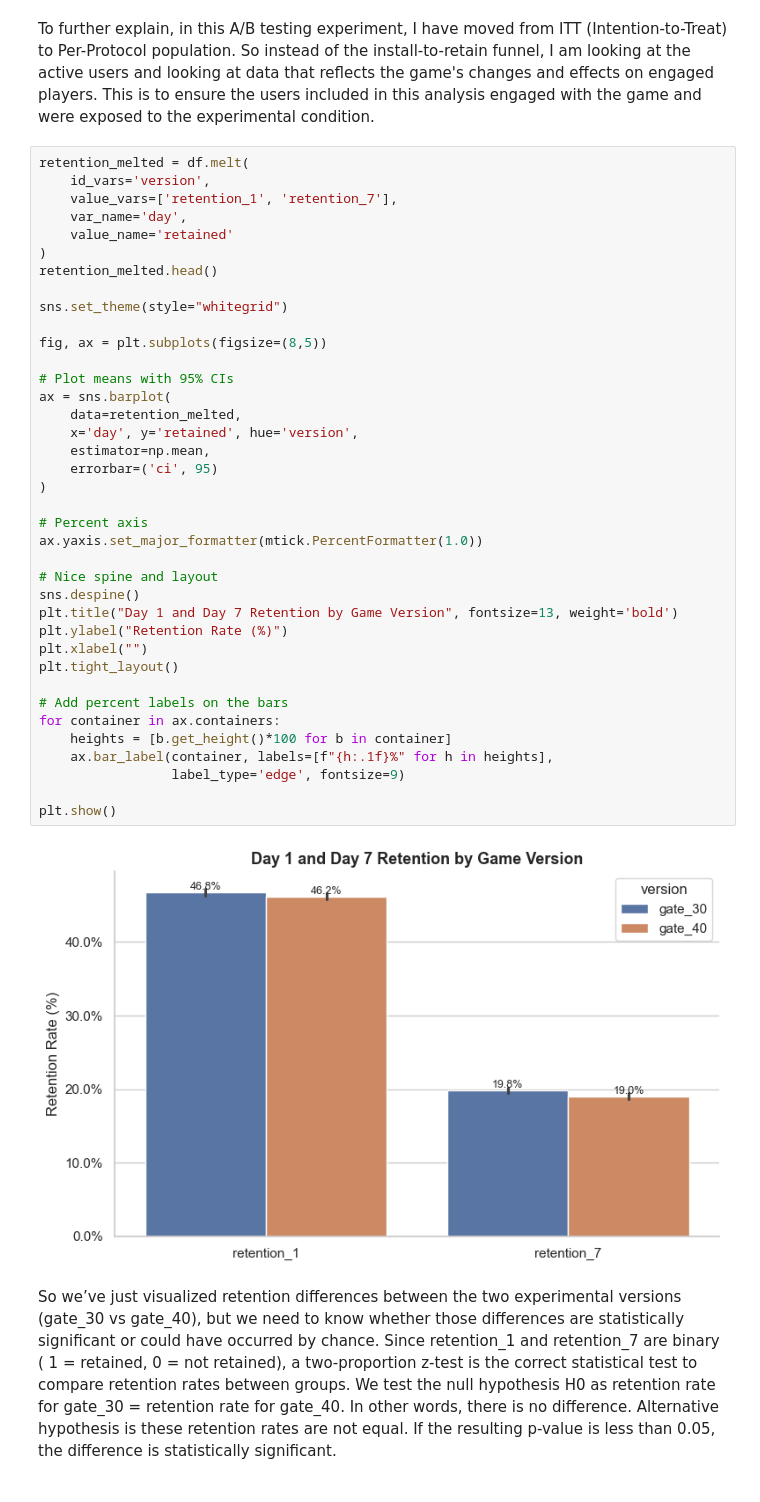
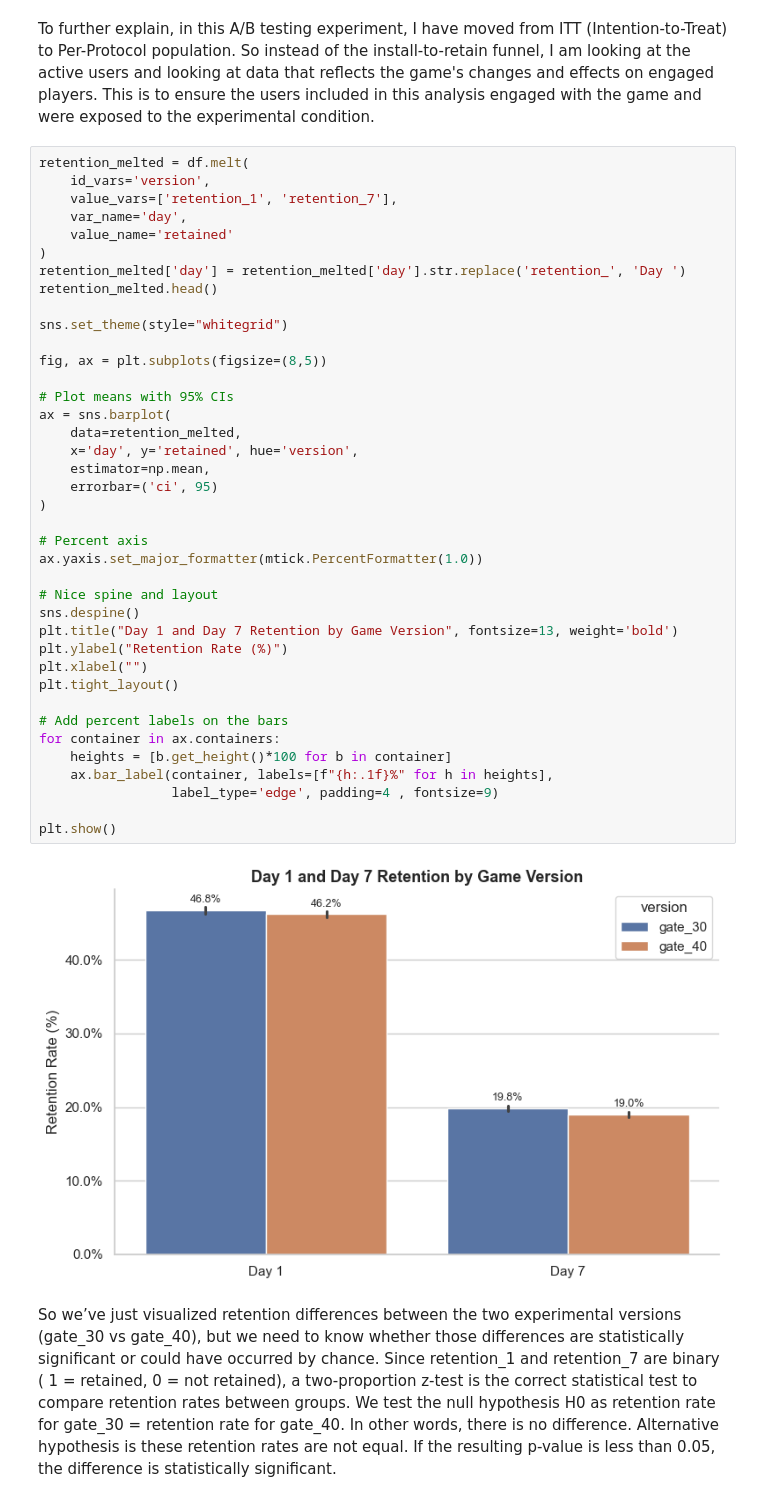
Before and after one commit to HeurysG/HeurysG.github.io, a Jupyter notebook: ab_testing_retention.ipynb, the cells around one changed output. Drawn from its saved outputs; the diff is of its cells as text.

```diff
--- a/ab_testing_retention.ipynb
+++ b/ab_testing_retention.ipynb
@@ -113,39 +113,40 @@ retention_melted = df.melt(
     var_name='day',
     value_name='retained'
 )
+retention_melted['day'] = retention_melted['day'].str.replace('retention_', 'Day ')
 retention_melted.head()
 
 sns.set_theme(style="whitegrid")
 
 fig, ax = plt.subplots(figsize=(8,5))
 
 # Plot means with 95% CIs
 ax = sns.barplot(
     data=retention_melted,
     x='day', y='retained', hue='version',
     estimator=np.mean,
     errorbar=('ci', 95)
 )
 
 # Percent axis
 ax.yaxis.set_major_formatter(mtick.PercentFormatter(1.0))
 
 # Nice spine and layout
 sns.despine()
 plt.title("Day 1 and Day 7 Retention by Game Version", fontsize=13, weight='bold')
 plt.ylabel("Retention Rate (%)")
 plt.xlabel("")
 plt.tight_layout()
 
 # Add percent labels on the bars
 for container in ax.containers:
     heights = [b.get_height()*100 for b in container]
     ax.bar_label(container, labels=[f"{h:.1f}%" for h in heights],
-                 label_type='edge', fontsize=9)
+                 label_type='edge', padding=4 , fontsize=9)
 
 plt.show()
 # %% [output]
-[figure, old version]
+[figure, new version]
 # %% [markdown]
 So we’ve just visualized retention differences between the two experimental versions (gate_30 vs gate_40), but we need to know whether those differences are statistically significant or could have occurred by chance. Since retention_1 and retention_7 are binary ( 1 = retained, 0 = not retained), a two-proportion z-test is the correct statistical test to compare retention rates between groups. We test the null hypothesis H0 as retention rate for gate_30 = retention rate for gate_40. In other words, there is no difference. Alternative hypothesis is these retention rates are not equal. If the resulting p-value is less than 0.05, the difference is statistically significant.
 # %%
```
Also changed, not shown: 2 other files.
